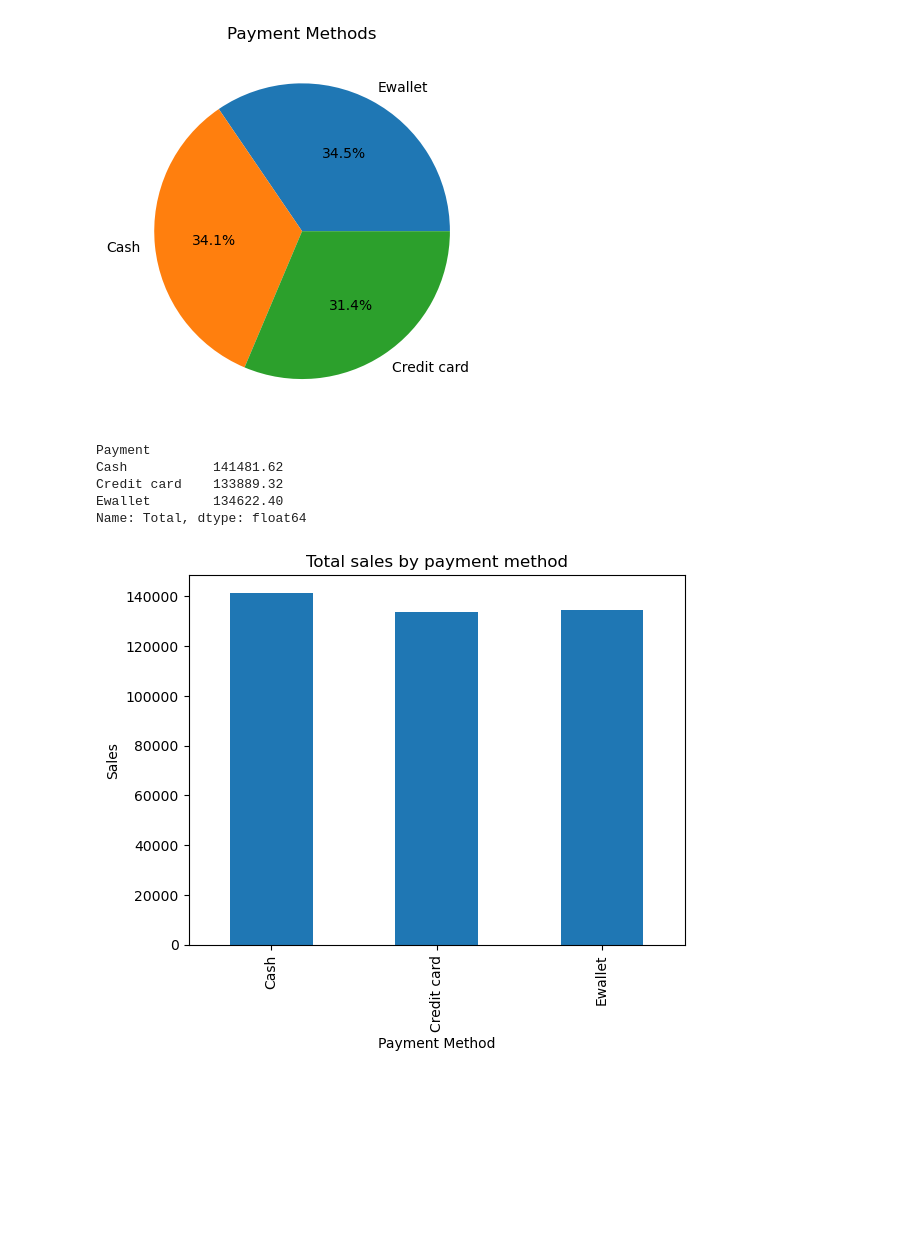
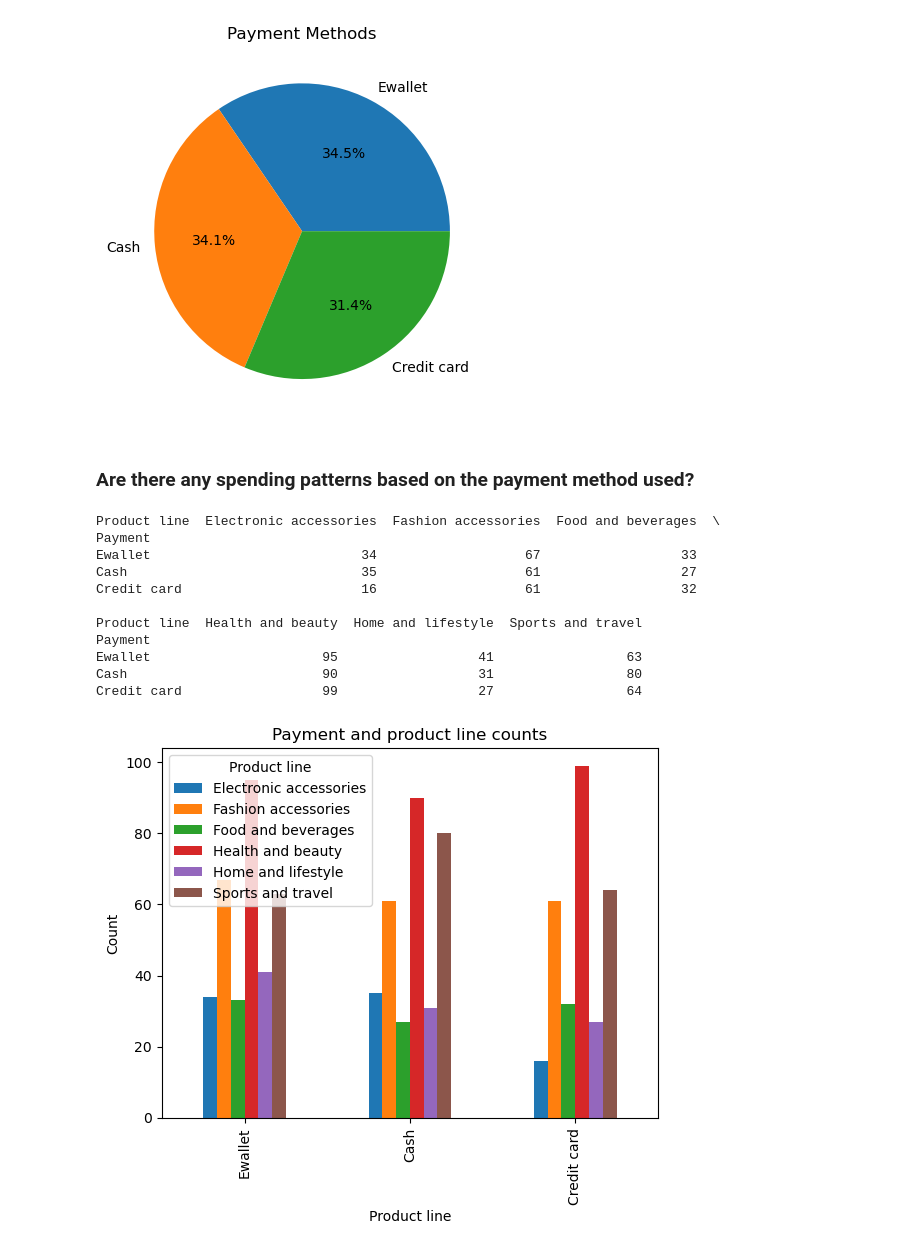
Before and after one commit to ligiafascilla/Project-1, a Jupyter notebook: Untitled.ipynb, the cells around one changed output. Saved outputs shown, nothing was run; the diff lists cells and outputs as text; code cells hidden in the pictures; blank space fills up the shorter version.

```diff
--- a/Untitled.ipynb
+++ b/Untitled.ipynb
@@ -71,20 +77,37 @@ Ewallet was used in 338 sales
 Cash was used  in 334 sales
 Credit cards were used in 307 sales
 [figure]
-# %%
-# Group the data by the 'Payment' column and calculate the sum of the 'Total' column for each group
-payment_total = df.groupby('Payment')['Total'].sum()
-# Display the results
-print(payment_total)
-payment_total.plot(kind='bar')
-plt.title('Total spent by payment method')
-plt.xlabel('Payment Method')
-plt.ylabel('Total spent')
-plt.show()
-# %% [output]
-Payment
-Cash           141481.62
-Credit card    133889.32
-Ewallet        134622.40
-Name: Total, dtype: float64
-[figure, removed]
+# %% [markdown]
+### Are there any spending patterns based on the payment method used?
+# %%
+# Group the DataFrame by Payment and Product line, and count the number of occurrences
+counts = df.groupby(['Payment', 'Product line']).size().unstack(fill_value=0)
+
+# Calculate the total count for each payment, and sort by descending order
+totals = counts.sum(axis=1)
+sorted_counts = counts.loc[totals.sort_values(ascending=False).index]
+print(sorted_counts)
+
+# Plot a grouped bar chart
+sorted_counts.plot(kind='bar')
+
+# Add axis labels and a title
+plt.xlabel('Product line')
+plt.ylabel('Count')
+plt.title('Payment and product line counts')
+
+# Show the plot
+plt.show()
+# %% [output]
+Product line  Electronic accessories  Fashion accessories  Food and beverages  \
+Payment
+Ewallet                           34                   67                  33
+Cash                              35                   61                  27
+Credit card                       16                   61                  32
+
+Product line  Health and beauty  Home and lifestyle  Sports and travel
+Payment
+Ewallet                      95                  41                 63
+Cash                         90                  31                 80
+Credit card                  99                  27                 64
+[figure, added]
```
Also changed, not shown: parts of 3 cells of this notebook.
